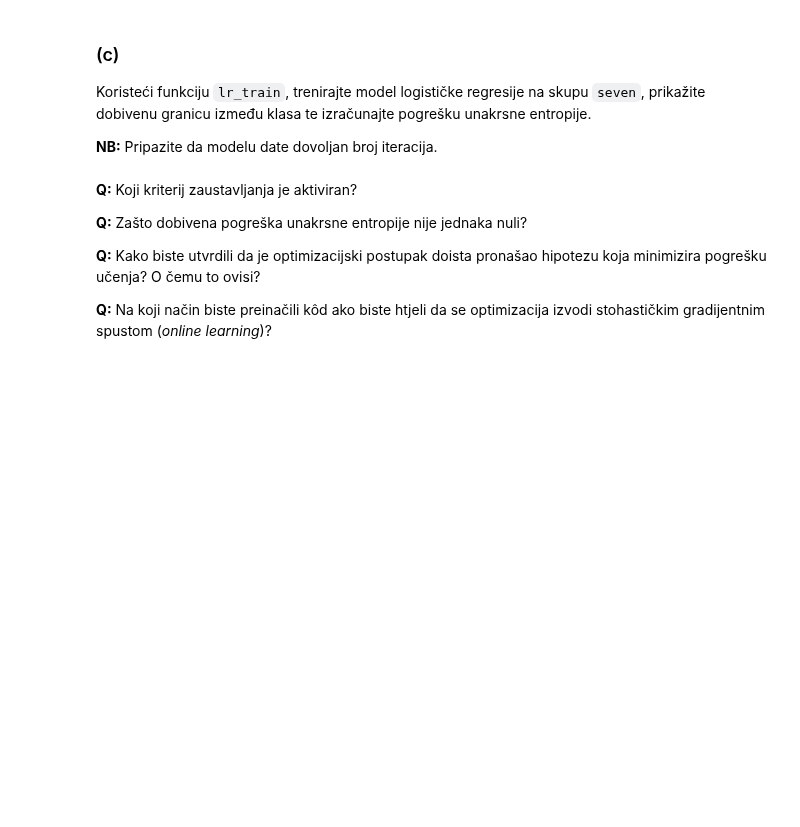
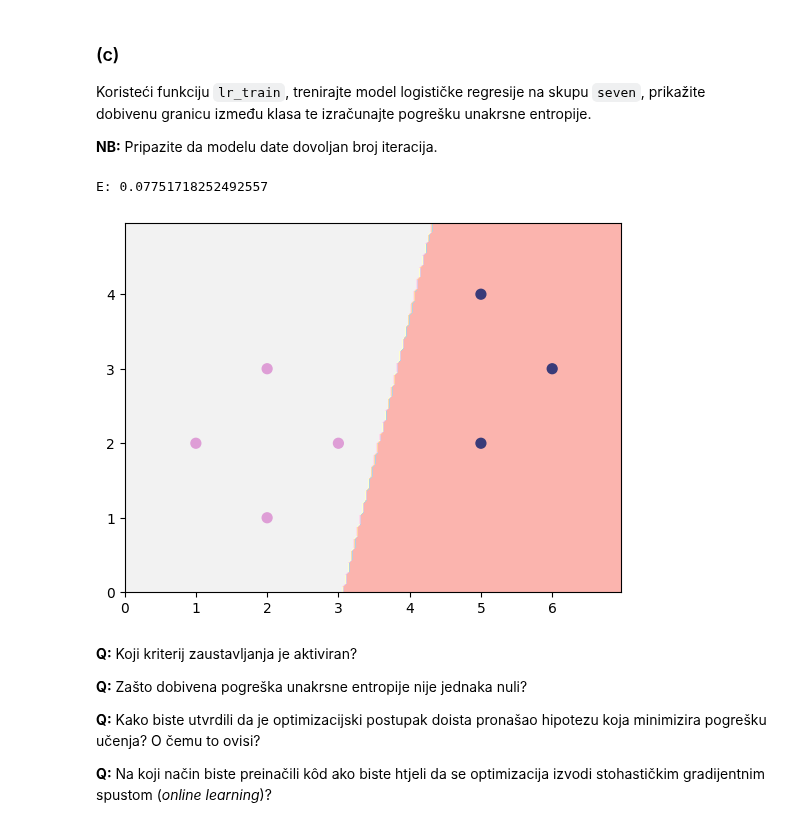
Before and after one commit to sskender/machine-learning-1, a Jupyter notebook: SU1-2022-LAB2.ipynb, the cells around one changed output. Drawn from its saved outputs; the diff is of its cells as text; code cells hidden in the pictures; blank space fills up the shorter version.

```diff
--- a/SU1-2022-LAB2.ipynb
+++ b/SU1-2022-LAB2.ipynb
@@ -309,9 +327,3 @@ za treniranje modela logističke regresije gradijentnim spustom (*batch* izvedba
 Preporučamo definiranje pomoćne funkcije `lr_h(x,w)` koja daje predikciju za primjer `x` uz zadane težine `w`. Također, preporučamo i funkciju `cross_entropy_error(X,y,w)` koja izračunava pogrešku unakrsne entropije modela na označenom skupu `(X,y)` uz te iste težine.
 
 **NB:** Obratite pozornost na to da je način kako su definirane oznake ($\{+1,-1\}$ ili $\{1,0\}$) kompatibilan s izračunom funkcije gubitka u optimizacijskome algoritmu.
-# %%
-from numpy import linalg
-
-def lr_train(X, y, eta=0.01, max_iter=2000, alpha=0, epsilon=0.0001, trace=False):
-
-    # Vaš kôd ovdje
@@ -329,3 +392,23 @@ seven_y = np.array([1, 1, 1, 1, 0, 0, 0])
+# %%
+# Vaš kôd ovdje
+
+w_list = lr_train(seven_X, seven_y)
+
+# h
+def h_override(x):
+    x = np.insert(x, 0, 1)
+    return lr_h(x, w_list) >= 0.5
+
+plot_2d_clf_problem(seven_X, seven_y, h_override)
+
+# error
+poly = PolynomialFeatures(degree=1)
+seven_X1 = poly.fit_transform(seven_X)
+E = cross_entropy_error(seven_X1, seven_y, w_list)
+print(f"E: {E}")
+# %% [output]
+E: 0.07751718252492557
+[figure, added]
 # %% [markdown]
 **Q:** Koji kriterij zaustavljanja je aktiviran?
 
```
Also changed, not shown: parts of 25 cells of this notebook.
